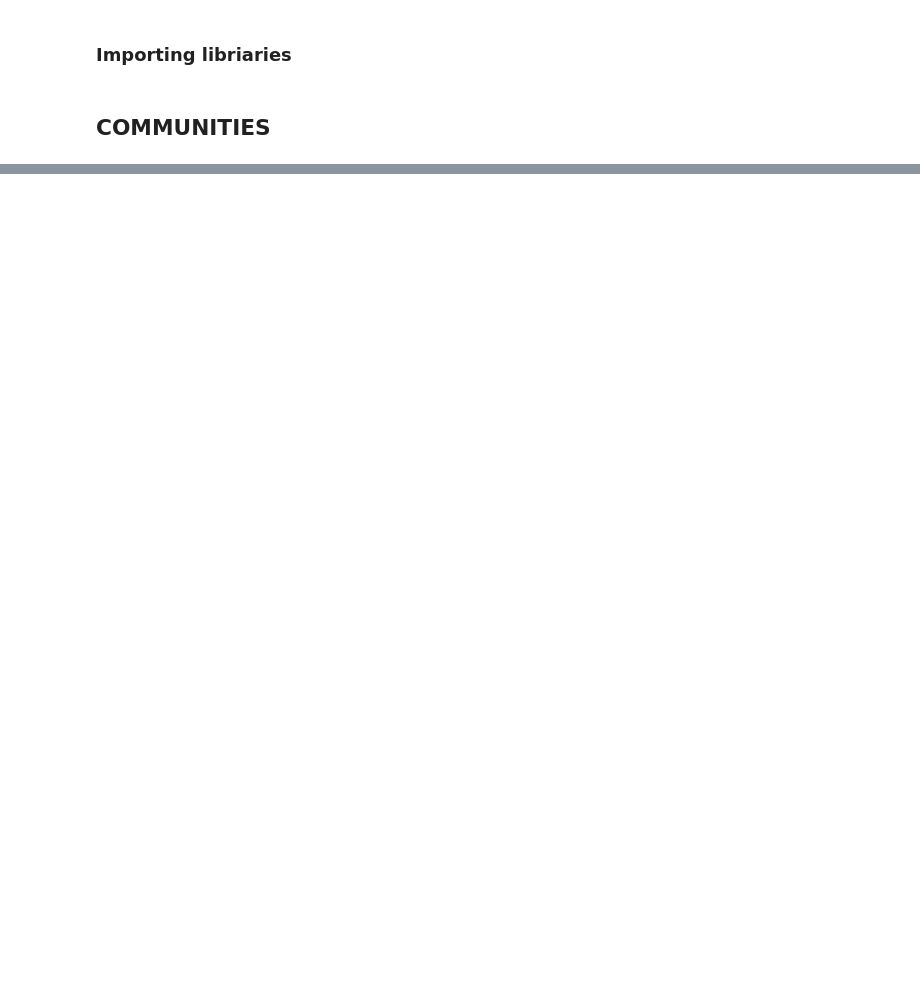
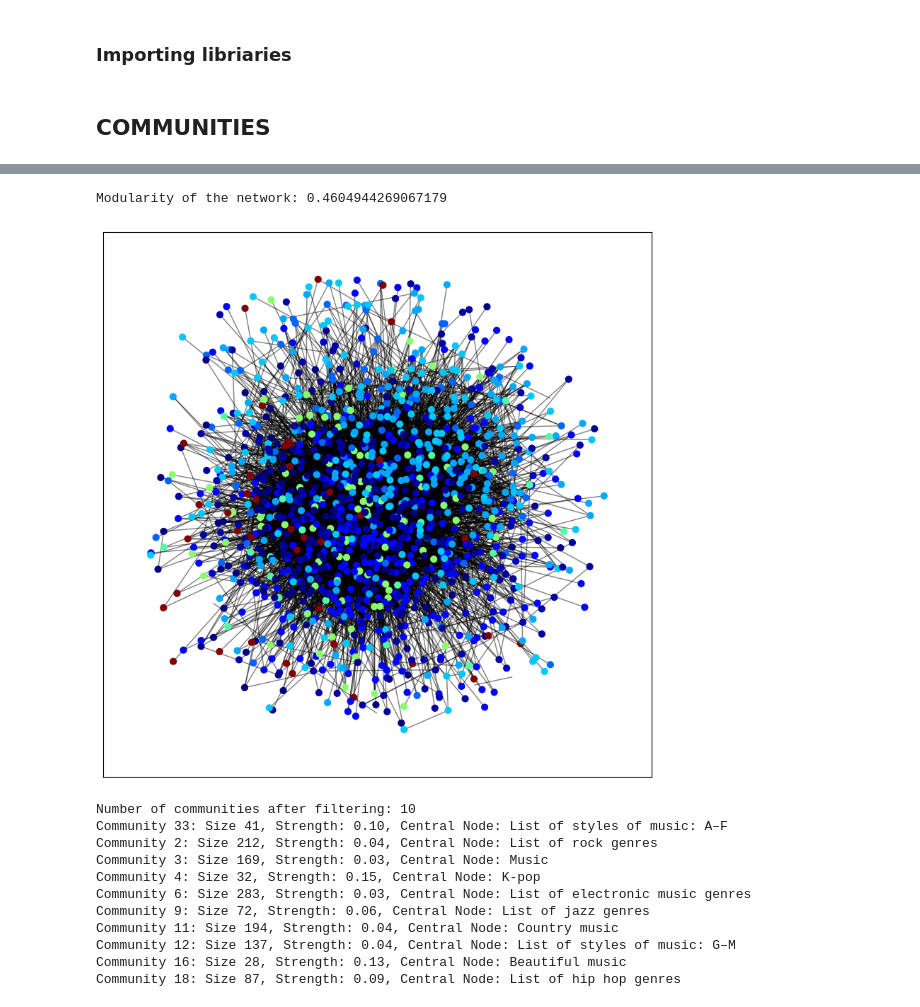
Before and after one commit to jakwisn/DTU-Social-Graphs-And-Interactions, a Jupyter notebook: communities.ipynb, the cells around one changed output, grey strips where cells are left out. Cells and saved outputs as stored; diff of their text form; code cells hidden in the pictures; blank space fills up the shorter version.

```diff
--- a/communities.ipynb
+++ b/communities.ipynb
@@ -498,0 +128,64 @@ Cluster sizes from smallest to largest (excluding single-node clusters): {203: 2
+# %%
+# louvain - communities
+partition = community_louvain.best_partition(G)
+
+# calculate modularity
+modularity = community_louvain.modularity(partition, G)
+print(f"Modularity of the network: {modularity}")
+
+# sizes of each community
+community_sizes = Counter(partition.values())
+
+# calculate community strength and central node for each community
+community_strength = {}
+central_nodes = {}
+
+for community in set(partition.values()):
+    subgraph = G.subgraph([node for node, comm in partition.items() if comm == community])
+    internal_edges = subgraph.number_of_edges()
+    possible_edges = len(subgraph) * (len(subgraph) - 1) / 2
+    community_strength[community] = internal_edges / possible_edges if possible_edges > 0 else 0
+
+    # Degree centrality for central node
+    degree_centrality = nx.degree_centrality(subgraph)
+    central_node = max(degree_centrality, key=degree_centrality.get)
+    central_nodes[community] = central_node
+
+# filter out communities with 1 or 2 nodes only for visualization purposes
+filtered_partition = {node: community for node, community in partition.items() if community_sizes[community] > 2}
+
+# visualize the graph without small communities
+plt.figure(figsize=(10, 10))
+pos = nx.spring_layout(G, k=0.15, iterations=20)
+cmap = plt.cm.jet
+
+nx.draw_networkx_nodes(G, pos, filtered_partition.keys(), node_size=40,
+                       cmap=cmap, node_color=list(filtered_partition.values()))
+nx.draw_networkx_edges(G, pos, alpha=0.5)
+plt.savefig('community_louvian.jpg', format='jpg')
+plt.show()
+
+filtered_community_sizes = Counter(filtered_partition.values())
+print("Number of communities after filtering:", len(filtered_community_sizes))
+
+# print information for each community
+for community in set(filtered_partition.values()):
+    size = community_sizes[community]
+    strength = community_strength[community]
+    central_node = central_nodes[community]
+
+    print(f"Community {community}: Size {size}, Strength: {strength:.2f}, Central Node: {central_node}")
+# %% [output]
+Modularity of the network: 0.4604944269067179
+[figure, added]
+Number of communities after filtering: 10
+Community 33: Size 41, Strength: 0.10, Central Node: List of styles of music: A–F
+Community 2: Size 212, Strength: 0.04, Central Node: List of rock genres
+Community 3: Size 169, Strength: 0.03, Central Node: Music
+Community 4: Size 32, Strength: 0.15, Central Node: K-pop
+Community 6: Size 283, Strength: 0.03, Central Node: List of electronic music genres
+Community 9: Size 72, Strength: 0.06, Central Node: List of jazz genres
+Community 11: Size 194, Strength: 0.04, Central Node: Country music
+Community 12: Size 137, Strength: 0.04, Central Node: List of styles of music: G–M
+Community 16: Size 28, Strength: 0.13, Central Node: Beautiful music
+Community 18: Size 87, Strength: 0.09, Central Node: List of hip hop genres
```
Also changed, not shown: parts of 21 cells of this notebook, 7 other files.
